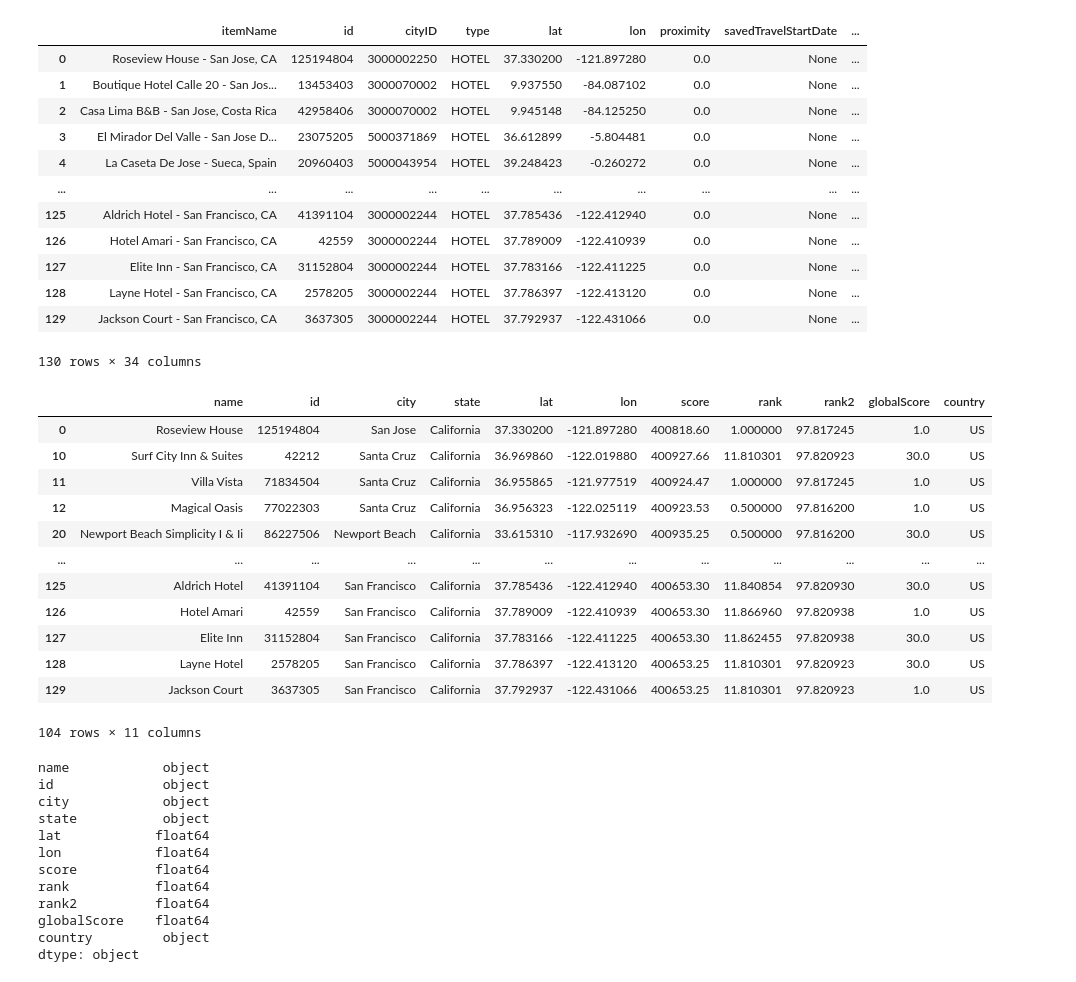
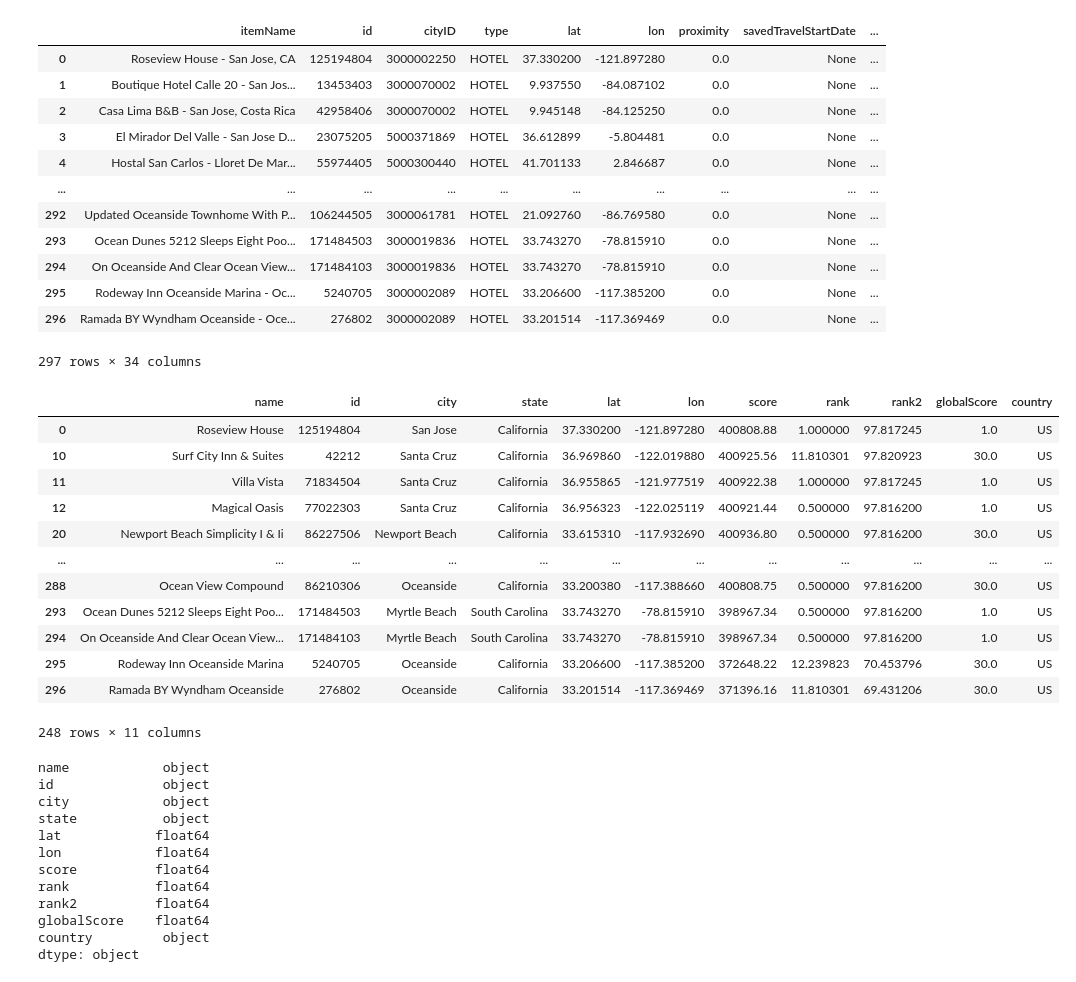
Before and after one commit to tayloresque/Project3_Group4, a Jupyter notebook: vacation_map copy.ipynb, the cells around one changed output. Cells and saved outputs as stored; diff of their text form; code cells hidden in the pictures.

```diff
--- a/vacation_map copy.ipynb
+++ b/vacation_map copy.ipynb
@@ -25,6 +25,23 @@ city_list = [
     'San Diego, CA',
     'Los Angeles, CA',
     'San Francisco, CA',
+    'San Luis Obispo, CA',
+    ',Carmel-by-the-Sea, CA',
+    'Laguna Beach, CA',
+    'Morro Bay, CA',
+    'San Clemente, CA',
+    'Catalina Island, CA',
+    'Pismo Beach, CA',
+    'Big Bear Lake, CA',
+    'Pasadena, CA',
+    'Carlsbad, CA',
+    'Yosemite, CA',
+    'Huntington Beach, CA',
+    'Lake Tahoe, CA',
+    'Eureka, CA',
+    'Bakersfield, CA',
+    'Oceanside, CA'
+
 ]
 
 # Initialize an empty list to store DataFrames
@@ -94,14 +111,14 @@ final_df
 | 1 | Boutique Hotel Calle 20 - San Jos... | 13453403 | 3000070002 | HOTEL | 9.937550 | -84.087102 | 0.0 | None | ... |
 | 2 | Casa Lima B&B - San Jose, Costa Rica | 42958406 | 3000070002 | HOTEL | 9.945148 | -84.125250 | 0.0 | None | ... |
 | 3 | El Mirador Del Valle - San Jose D... | 23075205 | 5000371869 | HOTEL | 36.612899 | -5.804481 | 0.0 | None | ... |
-| 4 | La Caseta De Jose - Sueca, Spain | 20960403 | 5000043954 | HOTEL | 39.248423 | -0.260272 | 0.0 | None | ... |
+| 4 | Hostal San Carlos - Lloret De Mar... | 55974405 | 5000300440 | HOTEL | 41.701133 | 2.846687 | 0.0 | None | ... |
 | ... | ... | ... | ... | ... | ... | ... | ... | ... | ... |
-| 125 | Aldrich Hotel - San Francisco, CA | 41391104 | 3000002244 | HOTEL | 37.785436 | -122.412940 | 0.0 | None | ... |
-| 126 | Hotel Amari - San Francisco, CA | 42559 | 3000002244 | HOTEL | 37.789009 | -122.410939 | 0.0 | None | ... |
-| 127 | Elite Inn - San Francisco, CA | 31152804 | 3000002244 | HOTEL | 37.783166 | -122.411225 | 0.0 | None | ... |
-| 128 | Layne Hotel - San Francisco, CA | 2578205 | 3000002244 | HOTEL | 37.786397 | -122.413120 | 0.0 | None | ... |
-| 129 | Jackson Court - San Francisco, CA | 3637305 | 3000002244 | HOTEL | 37.792937 | -122.431066 | 0.0 | None | ... |
+| 292 | Updated Oceanside Townhome With P... | 106244505 | 3000061781 | HOTEL | 21.092760 | -86.769580 | 0.0 | None | ... |
+| 293 | Ocean Dunes 5212 Sleeps Eight Poo... | 171484503 | 3000019836 | HOTEL | 33.743270 | -78.815910 | 0.0 | None | ... |
+| 294 | On Oceanside And Clear Ocean View... | 171484103 | 3000019836 | HOTEL | 33.743270 | -78.815910 | 0.0 | None | ... |
+| 295 | Rodeway Inn Oceanside Marina - Oc... | 5240705 | 3000002089 | HOTEL | 33.206600 | -117.385200 | 0.0 | None | ... |
+| 296 | Ramada BY Wyndham Oceanside - Oce... | 276802 | 3000002089 | HOTEL | 33.201514 | -117.369469 | 0.0 | None | ... |
-130 rows × 34 columns
+297 rows × 34 columns
 # %%
 final_df['name'] = final_df['displayLine1']
 final_df['city'] = final_df['displayLine2'].str.split(',').str[0]
@@ -110,45 +127,48 @@ final_df['state'] = final_df['displayLine2'].str.split(',').str[1]
 column_to_select = ['name',
                     'id',
                     'city',
                     'state',
                     'lat',
                     'lon',
                     'score',
                     'rank',
                     'rank2',
                     'globalScore',
                     'country'
                     ]
 
 # Drop rows where a certain value is present in a specific column
 values_to_keep = 'US'  # Replace with the value you want to drop
 column_to_check = 'country'   # Replace with the column name
 
 filtered_df_country = final_df[final_df[column_to_check] == values_to_keep]
 
 # Drop rows where a certain value is present in a specific column
 values_to_keep = 'HOTEL'  # Replace with the value you want to drop
 column_to_check = 'type'   # Replace with the column name
 
 filtered_df_type = filtered_df_country[filtered_df_country[column_to_check] == values_to_keep]
 
 hotel_data_select = filtered_df_type[column_to_select]
 
+# Drop duplicates based on the 'id' column, keeping the first occurrence
+hotel_data_select = hotel_data_select.drop_duplicates(subset=['id'], keep='first')
+
 hotel_data_select
 # %% [output]
 |  | name | id | city | state | lat | lon | score | rank | rank2 | globalScore | country |
-| 0 | Roseview House | 125194804 | San Jose | California | 37.330200 | -121.897280 | 400818.60 | 1.000000 | 97.817245 | 1.0 | US |
-| 10 | Surf City Inn & Suites | 42212 | Santa Cruz | California | 36.969860 | -122.019880 | 400927.66 | 11.810301 | 97.820923 | 30.0 | US |
-| 11 | Villa Vista | 71834504 | Santa Cruz | California | 36.955865 | -121.977519 | 400924.47 | 1.000000 | 97.817245 | 1.0 | US |
-| 12 | Magical Oasis | 77022303 | Santa Cruz | California | 36.956323 | -122.025119 | 400923.53 | 0.500000 | 97.816200 | 1.0 | US |
-| 20 | Newport Beach Simplicity I & Ii | 86227506 | Newport Beach | California | 33.615310 | -117.932690 | 400935.25 | 0.500000 | 97.816200 | 30.0 | US |
+| 0 | Roseview House | 125194804 | San Jose | California | 37.330200 | -121.897280 | 400808.88 | 1.000000 | 97.817245 | 1.0 | US |
+| 10 | Surf City Inn & Suites | 42212 | Santa Cruz | California | 36.969860 | -122.019880 | 400925.56 | 11.810301 | 97.820923 | 30.0 | US |
+| 11 | Villa Vista | 71834504 | Santa Cruz | California | 36.955865 | -121.977519 | 400922.38 | 1.000000 | 97.817245 | 1.0 | US |
+| 12 | Magical Oasis | 77022303 | Santa Cruz | California | 36.956323 | -122.025119 | 400921.44 | 0.500000 | 97.816200 | 1.0 | US |
+| 20 | Newport Beach Simplicity I & Ii | 86227506 | Newport Beach | California | 33.615310 | -117.932690 | 400936.80 | 0.500000 | 97.816200 | 30.0 | US |
 | ... | ... | ... | ... | ... | ... | ... | ... | ... | ... | ... | ... |
-| 125 | Aldrich Hotel | 41391104 | San Francisco | California | 37.785436 | -122.412940 | 400653.30 | 11.840854 | 97.820930 | 30.0 | US |
-| 126 | Hotel Amari | 42559 | San Francisco | California | 37.789009 | -122.410939 | 400653.30 | 11.866960 | 97.820938 | 1.0 | US |
-| 127 | Elite Inn | 31152804 | San Francisco | California | 37.783166 | -122.411225 | 400653.30 | 11.862455 | 97.820938 | 30.0 | US |
-| 128 | Layne Hotel | 2578205 | San Francisco | California | 37.786397 | -122.413120 | 400653.25 | 11.810301 | 97.820923 | 30.0 | US |
-| 129 | Jackson Court | 3637305 | San Francisco | California | 37.792937 | -122.431066 | 400653.25 | 11.810301 | 97.820923 | 1.0 | US |
+| 288 | Ocean View Compound | 86210306 | Oceanside | California | 33.200380 | -117.388660 | 400808.75 | 0.500000 | 97.816200 | 30.0 | US |
+| 293 | Ocean Dunes 5212 Sleeps Eight Poo... | 171484503 | Myrtle Beach | South Carolina | 33.743270 | -78.815910 | 398967.34 | 0.500000 | 97.816200 | 1.0 | US |
+| 294 | On Oceanside And Clear Ocean View... | 171484103 | Myrtle Beach | South Carolina | 33.743270 | -78.815910 | 398967.34 | 0.500000 | 97.816200 | 1.0 | US |
+| 295 | Rodeway Inn Oceanside Marina | 5240705 | Oceanside | California | 33.206600 | -117.385200 | 372648.22 | 12.239823 | 70.453796 | 30.0 | US |
+| 296 | Ramada BY Wyndham Oceanside | 276802 | Oceanside | California | 33.201514 | -117.369469 | 371396.16 | 11.810301 | 69.431206 | 30.0 | US |
-104 rows × 11 columns
+248 rows × 11 columns
 # %%
 hotel_data_select.dtypes
 # %% [output]
```
Also changed, not shown: parts of 3 cells of this notebook, 2 other files.
